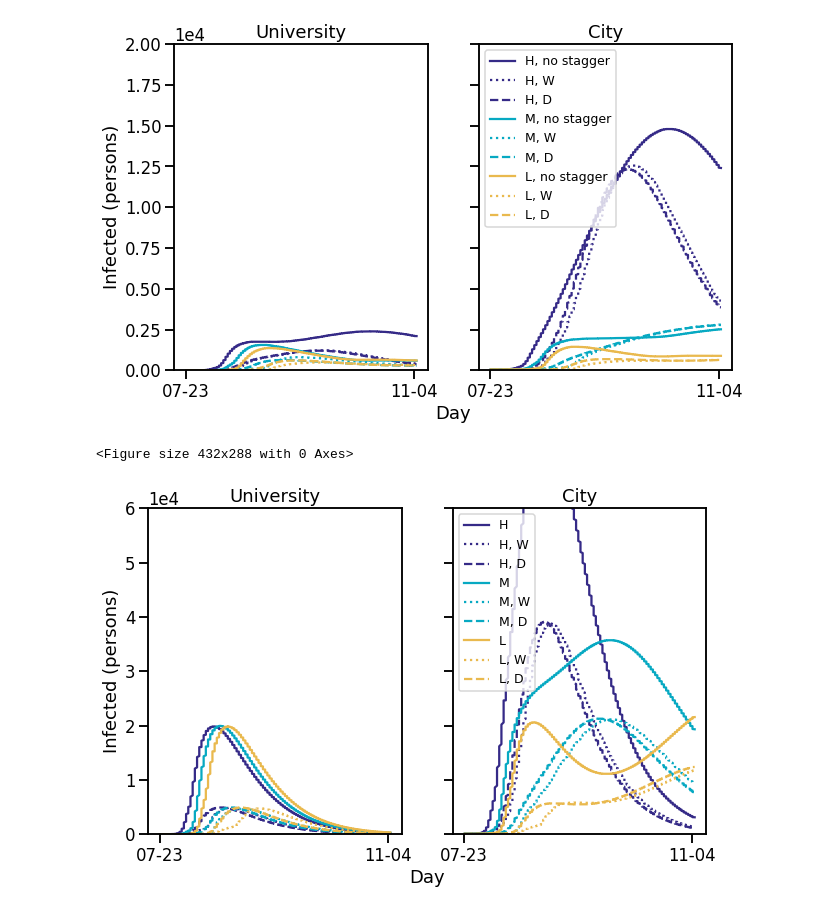
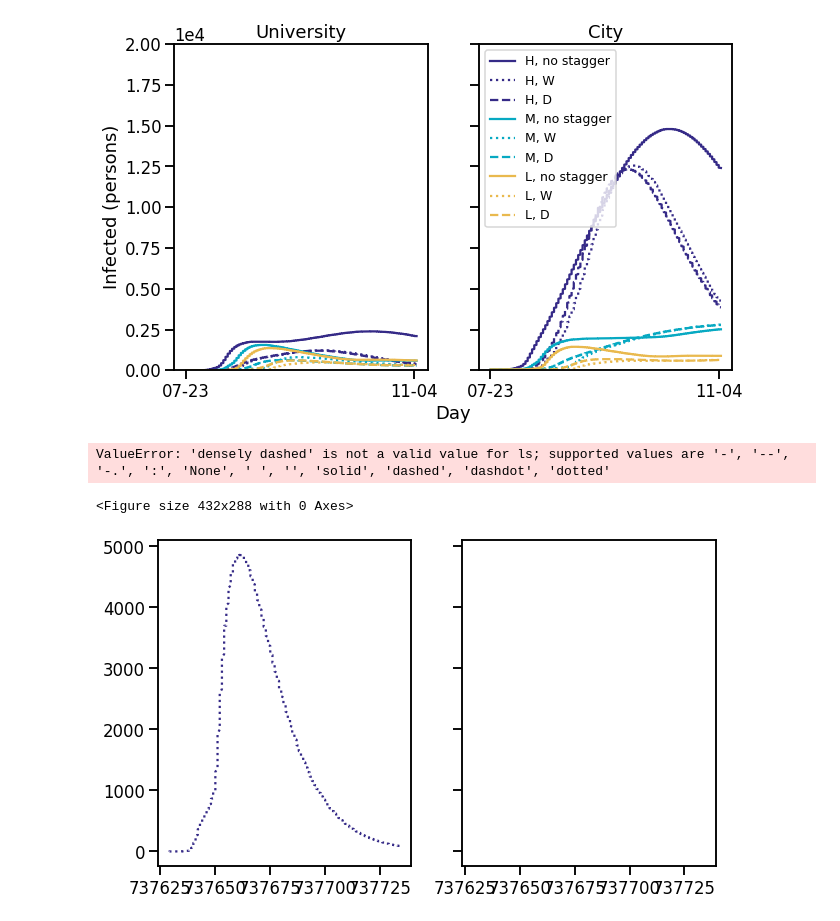
Before and after one commit to clairevalva/mcrn_multi_DA, a Jupyter notebook: multiscale_plot.ipynb, the cells around one changed output. Drawn from its saved outputs; the diff is of its cells as text; code cells hidden in the pictures.

```diff
--- a/multiscale_plot.ipynb
+++ b/multiscale_plot.ipynb
@@ -619,9 +619,9 @@ f, (ax1, ax2) = plt.subplots(nrows=1, ncols=2,
                              figsize = (10,6),
                              sharex = True, sharey = True)
 for xx in range(len(toload)):
-    ax1.plot_date(plot_dates[xx], runsy[xx][3,0],
+    ax1.plot(plot_dates[xx], runsy[xx][3,0],
              label = coupling_labels[xx], color = parula[xx*25], ms = 4 )
-    ax2.plot_date(plot_dates[xx], np.add(runsy[xx][3,0],runsy[xx][3,1]),
+    ax2.plot(plot_dates[xx], np.add(runsy[xx][3,0],runsy[xx][3,1]),
              label = coupling_labels[xx], color = parula[xx*25], ms = 4 )
 
 ax2.ticklabel_format(axis="y", style="sci", scilimits=(0,0))
@@ -858,7 +858,7 @@ for xx in range(3):
              color = parula[xx*25], linestyle = 'dotted' )
     ax1.plot(runst[xx], 2*runsy[xx][3,0],
              label = coupling_labels_new[xx],
-             color = parula[xx*25])
+             color = parula[xx*25], linestyle='densely dashed', marker = " ")
     ax1.plot(runstnoQ_daystag[xx], runsynoQ_daystag[xx][3,0],
              label = coupling_labels_new[xx] + ", D",
              color = parula[xx*25],
@@ -878,32 +878,33 @@ for xx in range(3):
     ax2.plot(runstnoQ_daystag[xx], np.add(runsynoQ_daystag[xx][3,0],
                                          runsynoQ_daystag[xx][3,1]),
              label = coupling_labels_new[xx] + ", D",
              color = parula[xx*25], linestyle = 'dashed' )
 
 ax2.ticklabel_format(axis="y", style="sci", scilimits=(0,0))
 ax1.ticklabel_format(axis="y", style="sci", scilimits=(0,0))
 
 ax1.set_ylabel("Infected (persons)")
 ax1.set_title("University")
 ax2.set_title("City")
 ax2.set_ylim(0,6*(10**4))
 
 ax1.xaxis.set_major_formatter(mdates.DateFormatter('%m-%d'))
 ax1.set_xticks(ticks[1:])
 ax2.set_xticks(ticks[1:])
 
 plt.legend()
 
 # add common x title
 f.add_subplot(111, frameon=False)
 # hide tick and tick label of the big axis
 plt.tick_params(labelcolor='none', top=False,
                 bottom=False, left=False, right=False)
 plt.xlabel("Day")
 ax2.legend(fontsize = 'x-small')
 
 plt.savefig("figures/09_noQ_new.png")
 plt.show()
 # %% [output]
-<Figure size 432x288 with 0 Axes>
+ValueError: 'densely dashed' is not a valid value for ls; supported values are '-', '--', '-.', ':', 'None', ' ', '', 'solid', 'dashed', 'dashdot', 'dotted'
+<Figure size 432x288 with 0 Axes>
-[figure, old version]
+[figure, new version]
```
Also changed, not shown: 2 other files.
